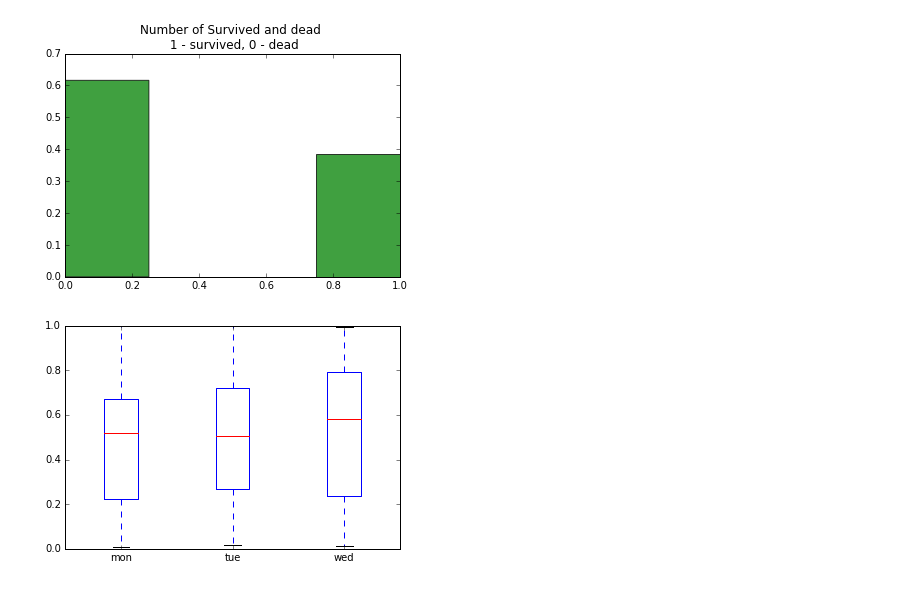
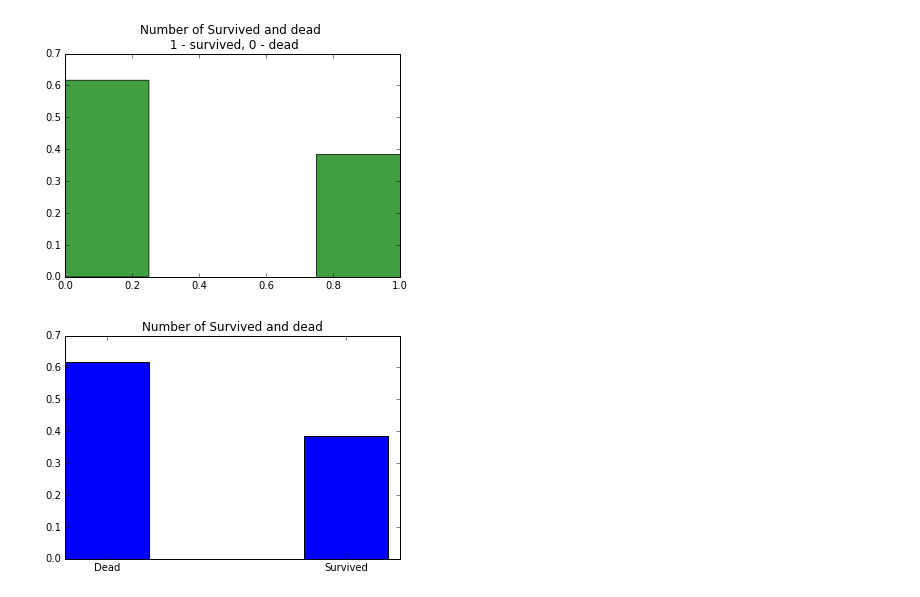
Before and after one commit to Sirorezka/Titanic, a Jupyter notebook: ipynb/graphs.ipynb, the cells around one changed output. Cells and saved outputs as stored; diff of their text form; code cells hidden in the pictures.

Commit message:
More graphs
A lot more graphs

```diff
--- a/ipynb/graphs.ipynb
+++ b/ipynb/graphs.ipynb
@@ -31,6 +34,14 @@ print (data[0:2,:])
   '7.25' '' 'S']
  ['2' '1' '1' 'Cumings, Mrs. John Bradley (Florence Briggs Thayer)'
   'female' '38' '1' '0' 'PC 17599' '71.2833' 'C85' 'C']]
+# %%
+def sum_groups (arr_groups,arr_data):
+    unique_groups = np.unique(arr_groups)
+    arr_sums = []
+    for group in unique_groups:
+        arr_sums.append(arr_data[arr_groups == group].sum())
+
+    return unique_groups,arr_sums
 # %%
 X = data[:,1].astype(np.float)
 
@@ -44,10 +55,30 @@ plt.show()
 #print (n,bins, patches[:])
 # %% [output]
 [figure]
-# %%
-data = [[np.random.rand(100)] for i in range(3)]
-pl.boxplot(data)
-pl.xticks([1, 2, 3], ['mon', 'tue', 'wed'])
-pl.show()
-# %% [output]
-[figure, removed]
+# %%
+# Selecting data
+y_class = data[:,1].astype(np.integer)
+X = np.ones_like(y)
+y_groups, X_data = sum_groups (y_class, X)
+X_data = X_data/sum(X_data)
+#print ([X_data[0]],X_data[1])
+
+# Plotting the data
+width = 0.35
+ind = np.arange(len(y_groups))
+
+fig, ax = plt.subplots()
+ax.bar(ind,X_data, width)
+pl.xticks(ind + width/2,['Dead', 'Survived'])
+plt.title('Number of Survived and dead')
+pl.show()
+
+
+#rects1 = plt.bar(index, means_men)
+
+#data2 = [[np.random.rand(100)] for i in range(3)]
+#pl.boxplot(data2)
+#pl.xticks([1, 2, 3], ['mon', 'tue', 'wed'])
+#pl.show()
+# %% [output]
+[figure, added]
```
Also changed, not shown: parts of 12 cells of this notebook, 1 other file.
